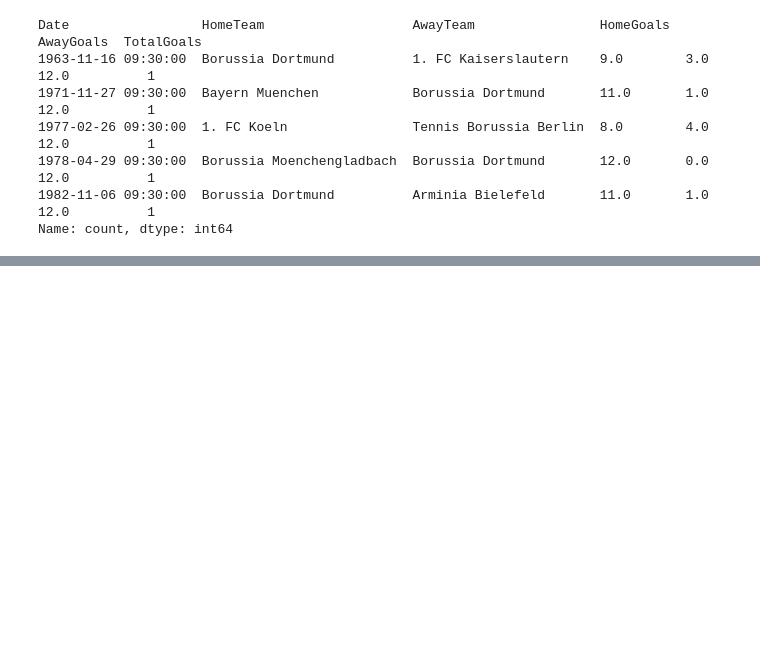
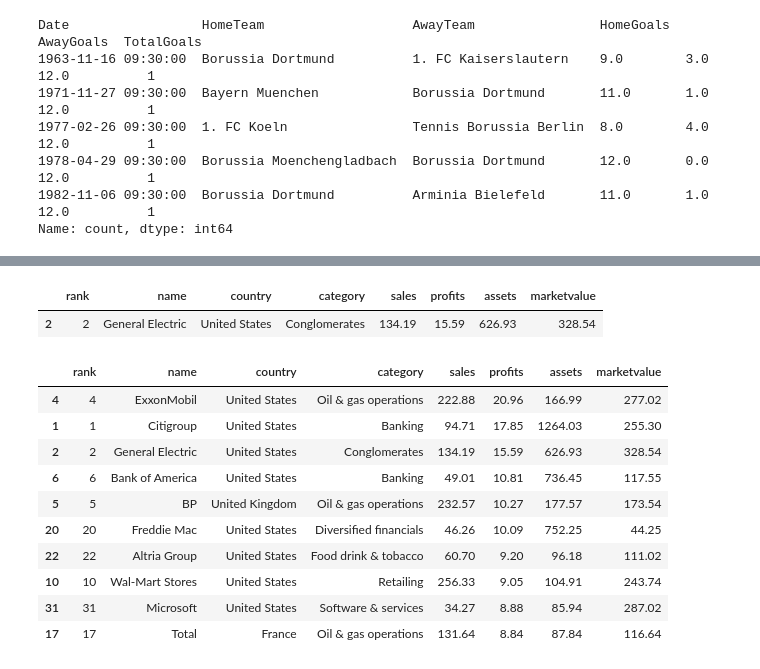
Before and after one commit to marinafreschi/Desafios-Pandas-WomakersCode, a Jupyter notebook: desafios-pandas.ipynb, the cells around one changed output, grey strips where cells are left out. Saved outputs shown, nothing was run; the diff lists cells and outputs as text; code cells hidden in the pictures; blank space fills up the shorter version.

```diff
--- a/desafios-pandas.ipynb
+++ b/desafios-pandas.ipynb
@@ -220,0 +240,21 @@ Name: count, dtype: int64
+# %%
+maior = forbes['marketvalue'].max()
+maisvaliosa = forbes[forbes['marketvalue'] == maior]
+maisvaliosa
+# %% [output]
+|  | rank | name | country | category | sales | profits | assets | marketvalue |
+| 2 | 2 | General Electric | United States | Conglomerates | 134.19 | 15.59 | 626.93 | 328.54 |
+# %%
+forbes.nlargest(10, 'profits')
+# %% [output]
+|  | rank | name | country | category | sales | profits | assets | marketvalue |
+| 4 | 4 | ExxonMobil | United States | Oil & gas operations | 222.88 | 20.96 | 166.99 | 277.02 |
+| 1 | 1 | Citigroup | United States | Banking | 94.71 | 17.85 | 1264.03 | 255.30 |
+| 2 | 2 | General Electric | United States | Conglomerates | 134.19 | 15.59 | 626.93 | 328.54 |
+| 6 | 6 | Bank of America | United States | Banking | 49.01 | 10.81 | 736.45 | 117.55 |
+| 5 | 5 | BP | United Kingdom | Oil & gas operations | 232.57 | 10.27 | 177.57 | 173.54 |
+| 20 | 20 | Freddie Mac | United States | Diversified financials | 46.26 | 10.09 | 752.25 | 44.25 |
+| 22 | 22 | Altria Group | United States | Food drink & tobacco | 60.70 | 9.20 | 96.18 | 111.02 |
+| 10 | 10 | Wal-Mart Stores | United States | Retailing | 256.33 | 9.05 | 104.91 | 243.74 |
+| 31 | 31 | Microsoft | United States | Software & services | 34.27 | 8.88 | 85.94 | 287.02 |
+| 17 | 17 | Total | France | Oil & gas operations | 131.64 | 8.84 | 87.84 | 116.64 |
```
Also changed, not shown: parts of 2 cells of this notebook.
